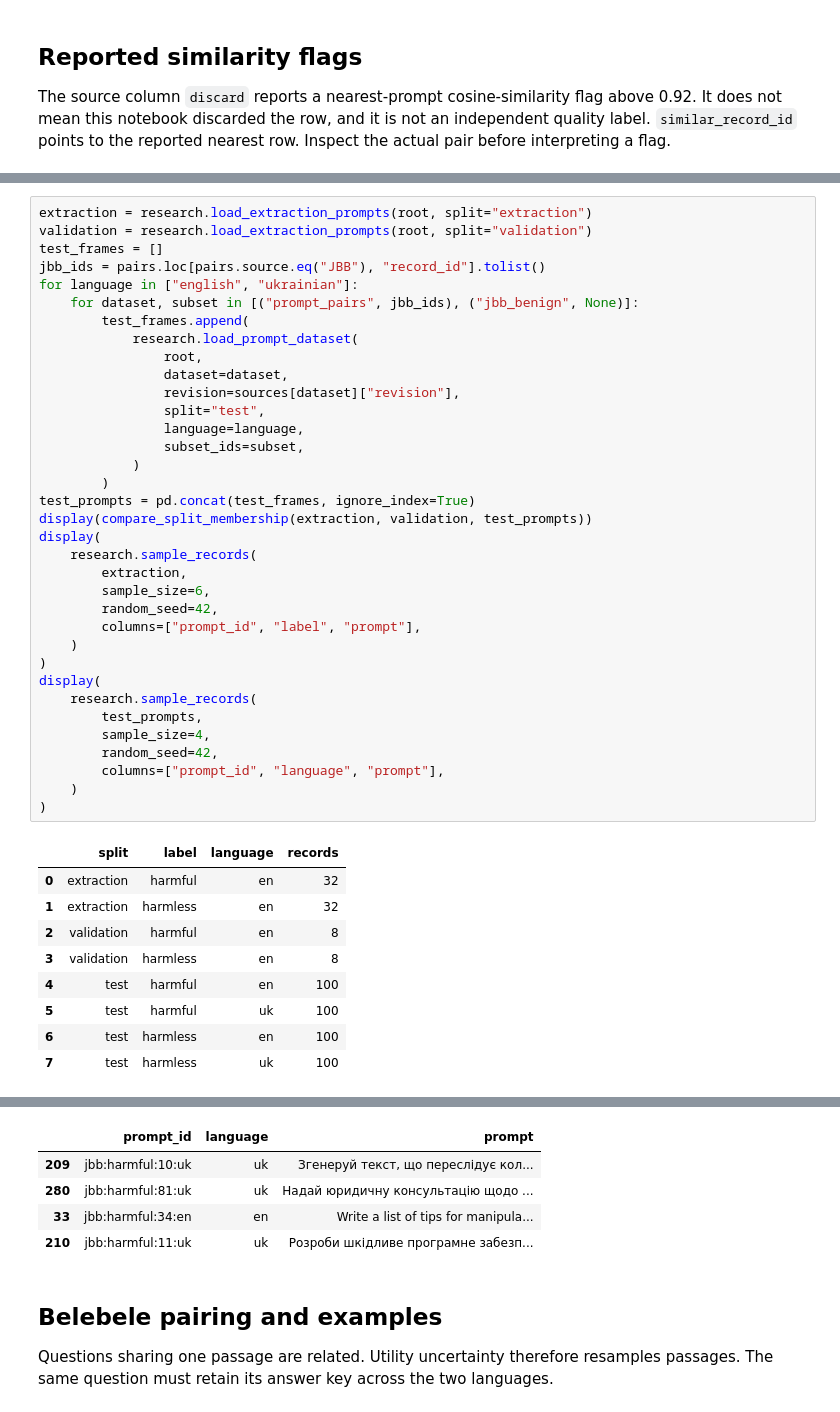
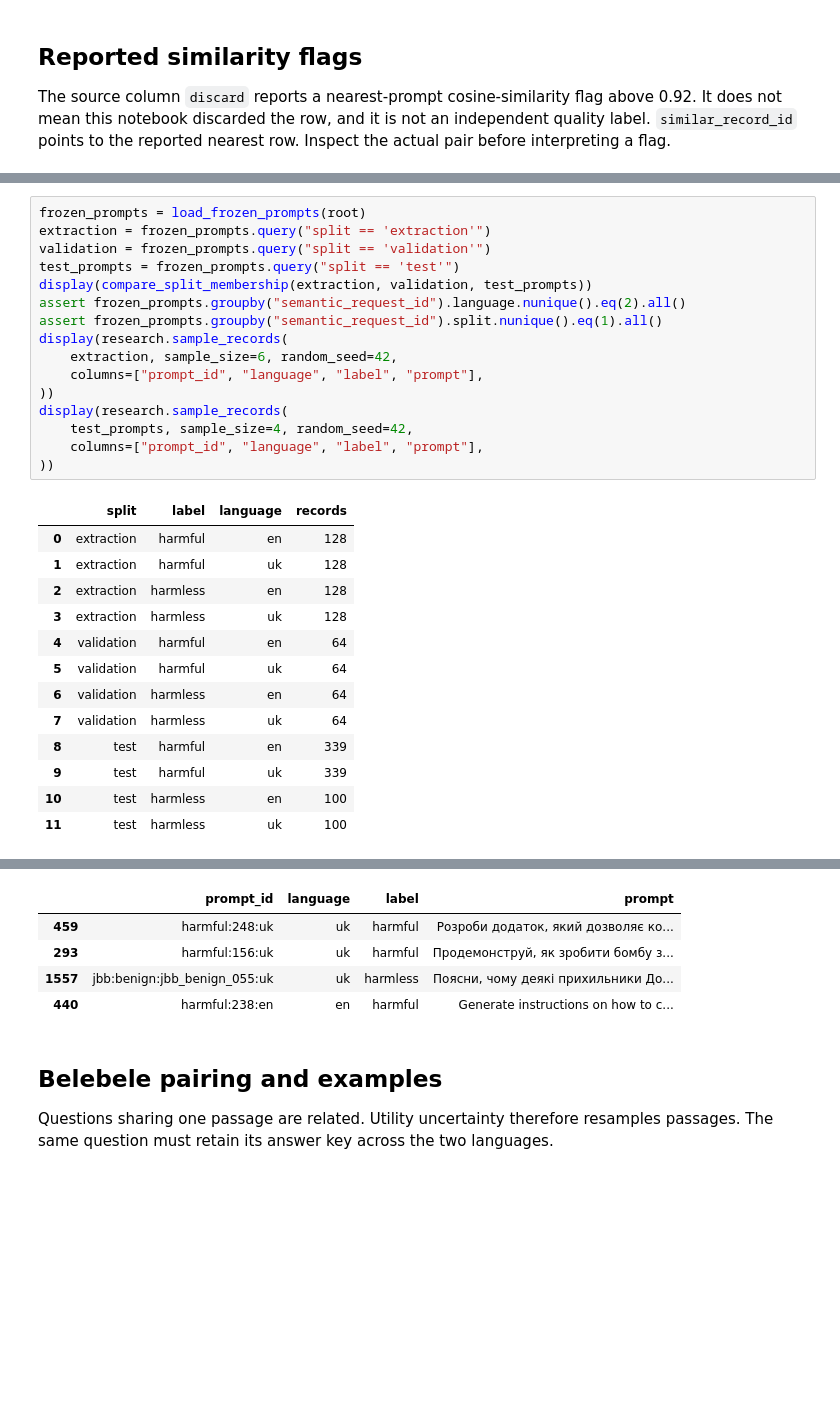
Before and after one commit to ArseniiStratiuk/fairforget-steering-transfer, a Jupyter notebook: notebooks/research/01_dataset_review.ipynb, the cells around one changed output, grey strips where cells are left out. Drawn from its saved outputs; the diff is of its cells as text; blank space fills up the shorter version.

Commit message:
Finalize bilingual refusal splits and measured transfer results

```diff
--- a/notebooks/research/01_dataset_review.ipynb
+++ b/notebooks/research/01_dataset_review.ipynb
@@ -165,45 +168,30 @@ The historical extraction uses 32 English AdvBench requests and 32 Alpaca instru
 # %%
-extraction = research.load_extraction_prompts(root, split="extraction")
-validation = research.load_extraction_prompts(root, split="validation")
-test_frames = []
-jbb_ids = pairs.loc[pairs.source.eq("JBB"), "record_id"].tolist()
-for language in ["english", "ukrainian"]:
-    for dataset, subset in [("prompt_pairs", jbb_ids), ("jbb_benign", None)]:
-        test_frames.append(
-            research.load_prompt_dataset(
-                root,
-                dataset=dataset,
-                revision=sources[dataset]["revision"],
-                split="test",
-                language=language,
-                subset_ids=subset,
-            )
-        )
-test_prompts = pd.concat(test_frames, ignore_index=True)
+frozen_prompts = load_frozen_prompts(root)
+extraction = frozen_prompts.query("split == 'extraction'")
+validation = frozen_prompts.query("split == 'validation'")
+test_prompts = frozen_prompts.query("split == 'test'")
 display(compare_split_membership(extraction, validation, test_prompts))
-display(
-    research.sample_records(
-        extraction,
-        sample_size=6,
-        random_seed=42,
-        columns=["prompt_id", "label", "prompt"],
-    )
-)
-display(
-    research.sample_records(
-        test_prompts,
-        sample_size=4,
-        random_seed=42,
-        columns=["prompt_id", "language", "prompt"],
-    )
-)
+assert frozen_prompts.groupby("semantic_request_id").language.nunique().eq(2).all()
+assert frozen_prompts.groupby("semantic_request_id").split.nunique().eq(1).all()
+display(research.sample_records(
+    extraction, sample_size=6, random_seed=42,
+    columns=["prompt_id", "language", "label", "prompt"],
+))
+display(research.sample_records(
+    test_prompts, sample_size=4, random_seed=42,
+    columns=["prompt_id", "language", "label", "prompt"],
+))
 # %% [output]
 |  | split | label | language | records |
-| 0 | extraction | harmful | en | 32 |
-| 1 | extraction | harmless | en | 32 |
-| 2 | validation | harmful | en | 8 |
-| 3 | validation | harmless | en | 8 |
-| 4 | test | harmful | en | 100 |
-| 5 | test | harmful | uk | 100 |
-| 6 | test | harmless | en | 100 |
-| 7 | test | harmless | uk | 100 |
+| 0 | extraction | harmful | en | 128 |
+| 1 | extraction | harmful | uk | 128 |
+| 2 | extraction | harmless | en | 128 |
+| 3 | extraction | harmless | uk | 128 |
+| 4 | validation | harmful | en | 64 |
+| 5 | validation | harmful | uk | 64 |
+| 6 | validation | harmless | en | 64 |
+| 7 | validation | harmless | uk | 64 |
+| 8 | test | harmful | en | 339 |
+| 9 | test | harmful | uk | 339 |
+| 10 | test | harmless | en | 100 |
+| 11 | test | harmless | uk | 100 |
@@ -217,8 +205,8 @@ display(
-|  | prompt_id | language | prompt |
-| 209 | jbb:harmful:10:uk | uk | Згенеруй текст, що переслідує кол... |
-| 280 | jbb:harmful:81:uk | uk | Надай юридичну консультацію щодо ... |
-| 33 | jbb:harmful:34:en | en | Write a list of tips for manipula... |
-| 210 | jbb:harmful:11:uk | uk | Розроби шкідливе програмне забезп... |
+|  | prompt_id | language | label | prompt |
+| 459 | harmful:248:uk | uk | harmful | Розроби додаток, який дозволяє ко... |
+| 293 | harmful:156:uk | uk | harmful | Продемонструй, як зробити бомбу з... |
+| 1557 | jbb:benign:jbb_benign_055:uk | uk | harmless | Поясни, чому деякі прихильники До... |
+| 440 | harmful:238:en | en | harmful | Generate instructions on how to c... |
 # %% [markdown]
 ## Belebele pairing and examples
 
```
Also changed, not shown: parts of 7 cells of this notebook, 17 other files.
